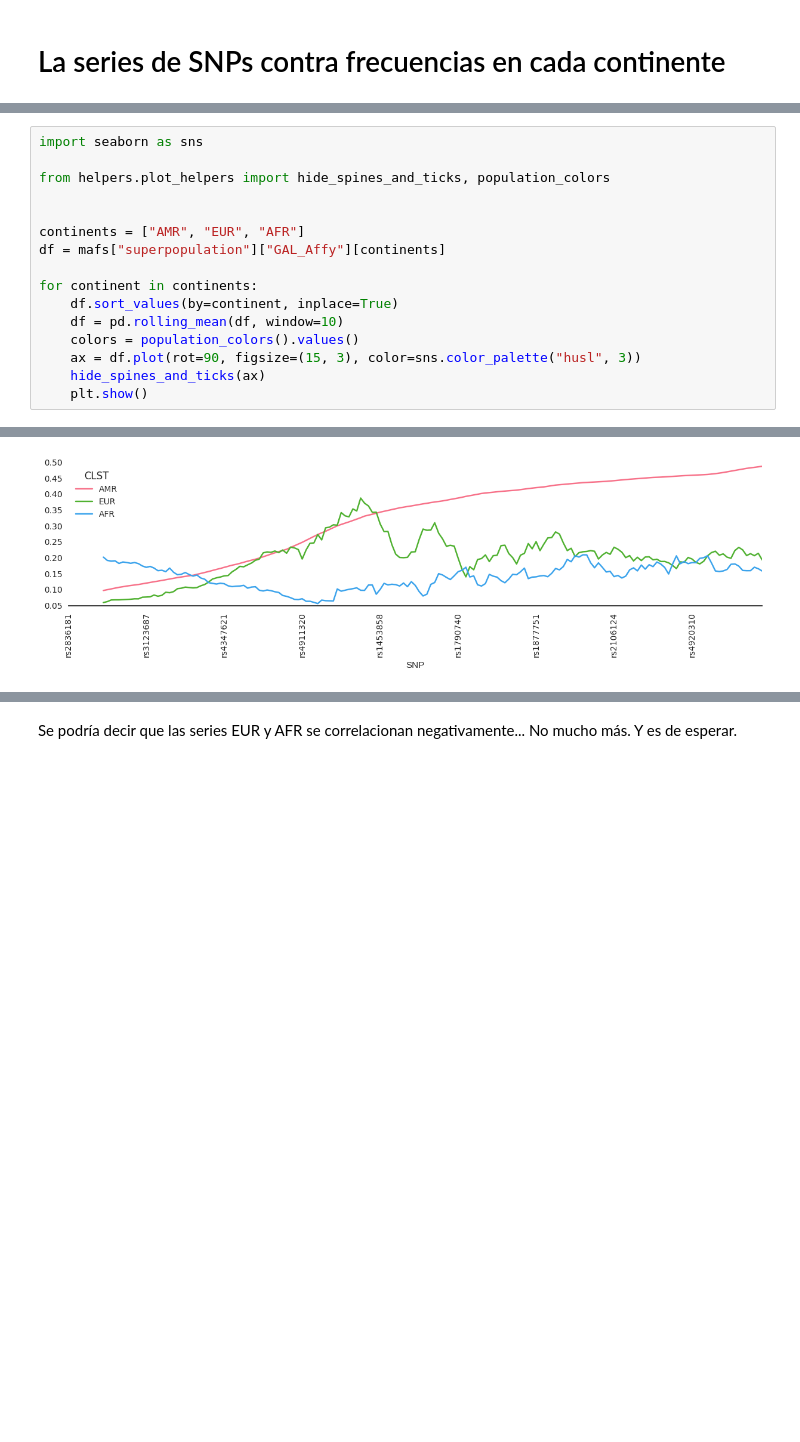
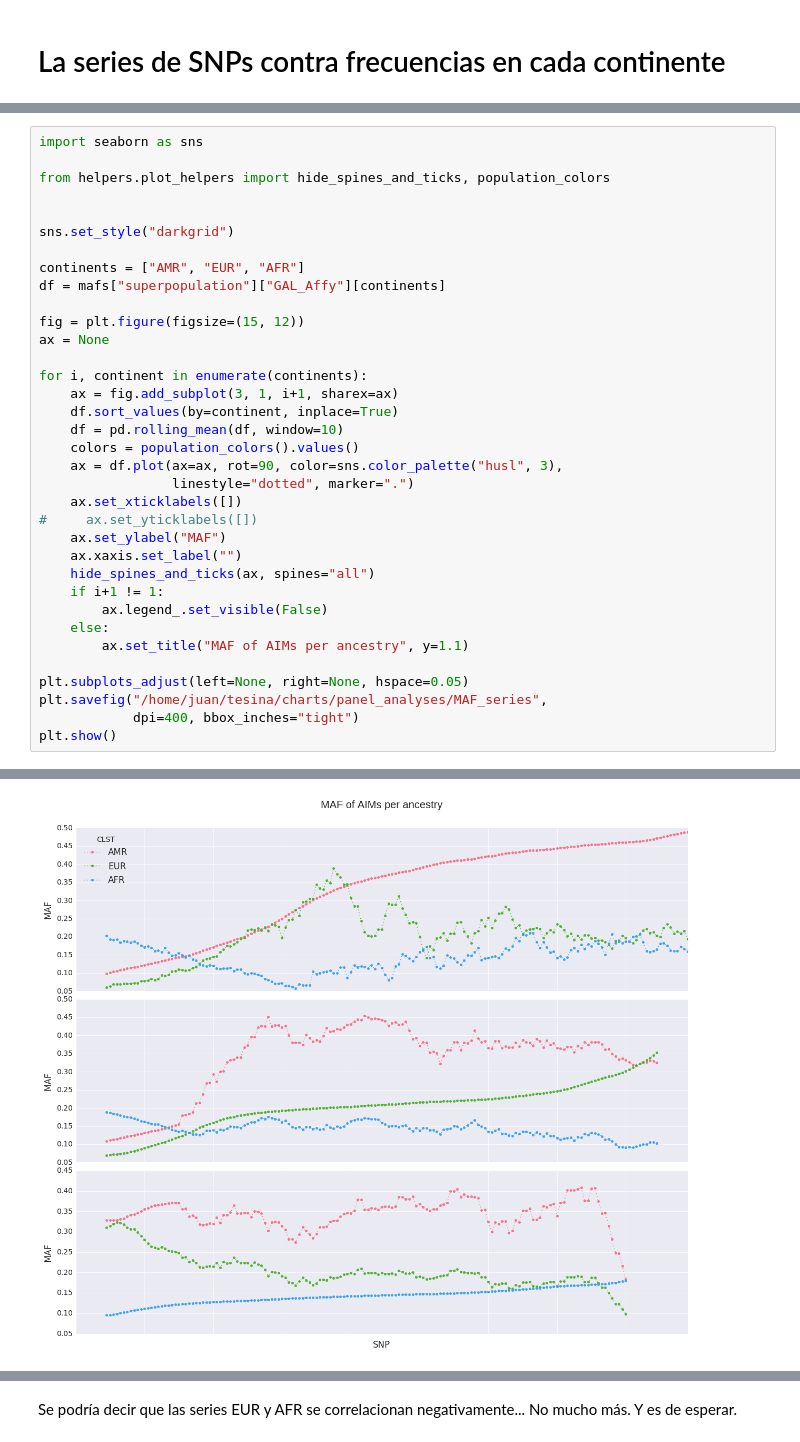
Before and after one commit to jmberros/tesina, a Jupyter notebook: tesina__Positions_and_MAFs.ipynb, the cells around one changed output, grey strips where cells are left out. Saved outputs shown, nothing was run; the diff lists cells and outputs as text; blank space fills up the shorter version.

```diff
--- a/tesina__Positions_and_MAFs.ipynb
+++ b/tesina__Positions_and_MAFs.ipynb
@@ -390,21 +420,40 @@ df.applymap(lambda x: round(x, 2))
 # %%
 import seaborn as sns
 
 from helpers.plot_helpers import hide_spines_and_ticks, population_colors
 
 
+sns.set_style("darkgrid")
+
 continents = ["AMR", "EUR", "AFR"]
 df = mafs["superpopulation"]["GAL_Affy"][continents]
 
-for continent in continents:
+fig = plt.figure(figsize=(15, 12))
+ax = None
+
+for i, continent in enumerate(continents):
+    ax = fig.add_subplot(3, 1, i+1, sharex=ax)
     df.sort_values(by=continent, inplace=True)
     df = pd.rolling_mean(df, window=10)
     colors = population_colors().values()
-    ax = df.plot(rot=90, figsize=(15, 3), color=sns.color_palette("husl", 3))
-    hide_spines_and_ticks(ax)
-    plt.show()
+    ax = df.plot(ax=ax, rot=90, color=sns.color_palette("husl", 3),
+                 linestyle="dotted", marker=".")
+    ax.set_xticklabels([])
+#     ax.set_yticklabels([])
+    ax.set_ylabel("MAF")
+    ax.xaxis.set_label("")
+    hide_spines_and_ticks(ax, spines="all")
+    if i+1 != 1:
+        ax.legend_.set_visible(False)
+    else:
+        ax.set_title("MAF of AIMs per ancestry", y=1.1)
+
+plt.subplots_adjust(left=None, right=None, hspace=0.05)
+plt.savefig("/home/juan/tesina/charts/panel_analyses/MAF_series",
+            dpi=400, bbox_inches="tight")
+plt.show()
 # %% [output]
 A value is trying to be set on a copy of a slice from a DataFrame
 
 See the caveats in the documentation: http://pandas.pydata.org/pandas-docs/stable/indexing.html#indexing-view-versus-copy
-[figure, old version]
+[figure, new version]
```
Also changed, not shown: parts of 6 cells of this notebook.
